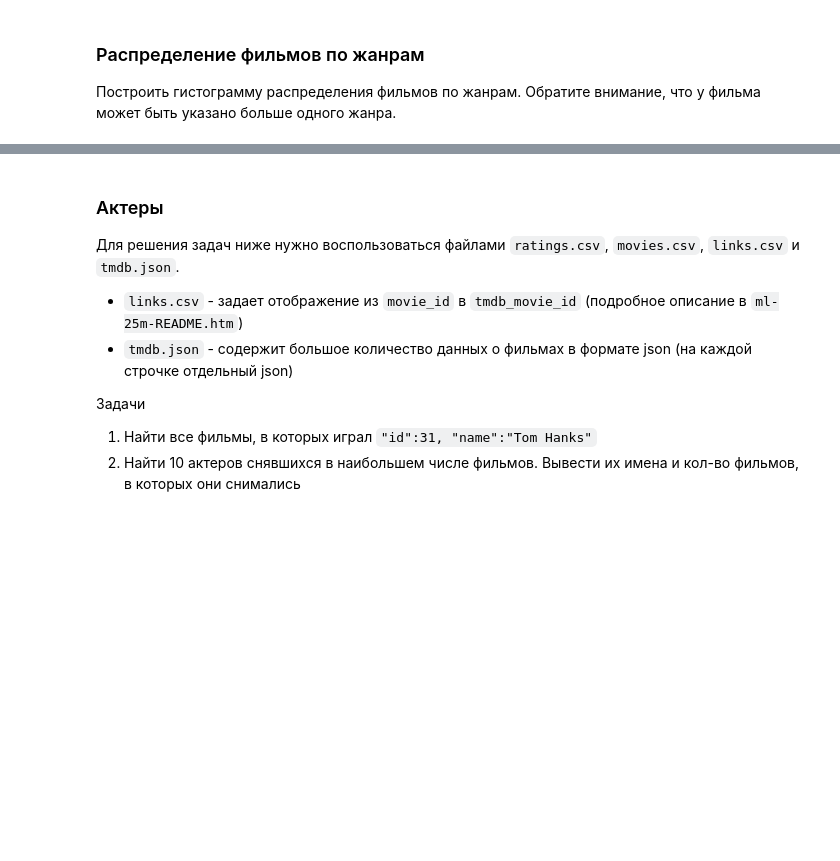
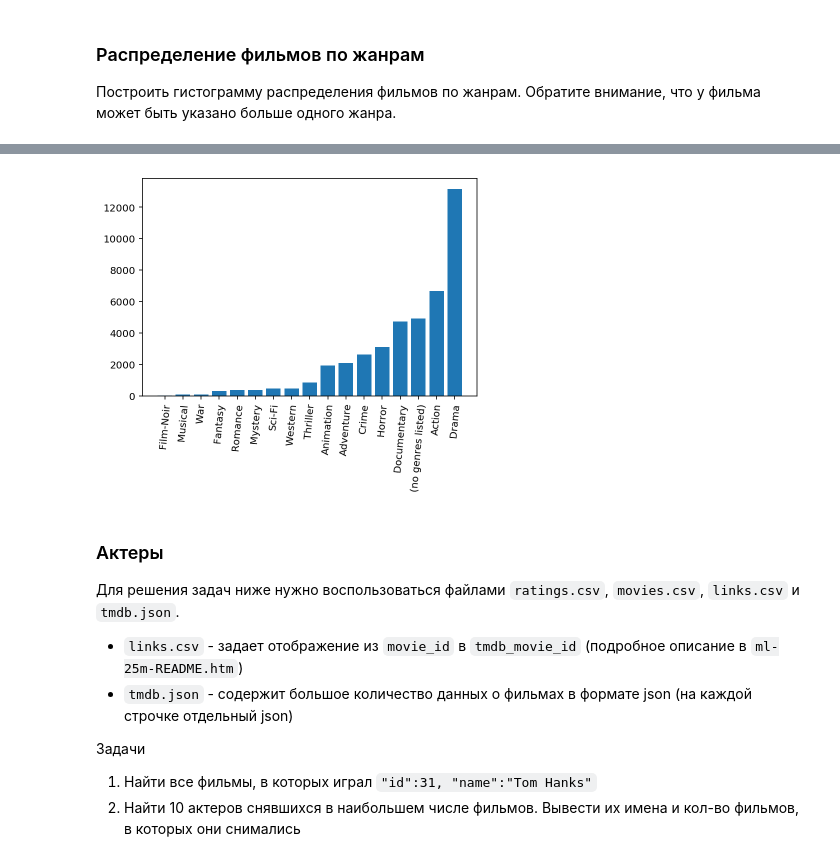
Before and after one commit to ishugaepov/MLBD, a Jupyter notebook: lectures/spark/notebooks/spark_examples.ipynb, the cells around one changed output, grey strips where cells are left out. Saved outputs shown, nothing was run; the diff lists cells and outputs as text; code cells hidden in the pictures; blank space fills up the shorter version.

```diff
--- a/lectures/spark/notebooks/spark_examples.ipynb
+++ b/lectures/spark/notebooks/spark_examples.ipynb
@@ -306,0 +506,3 @@ plt.show()
+# %%
+movies = sc.textFile(MOVIES_PATH)
+movies.take(5)
@@ -306,0 +515,16 @@ plt.show()
+# %%
+genresList = ["Action", "Adventure", "Animation", "Children's", "Comdey",
+             "Crime", "Documentary", "Drama", "Fantasy", "Film-Noir",
+             "Horror", "Musical", "Mystery", "Romance", "Sci-Fi",
+             "Thriller", "War", "Western", "(no genres listed)"]
+# %%
+movies = movies \
+    .map(lambda s: s.split(',')[2]) \
+    .filter(lambda arr: arr != 'genresList')\
+    .map(lambda s: s.split('|'))\
+    .map(lambda genre: (genre[0], 1))\
+    .filter(lambda arr: arr[0] in genresList) \
+    .reduceByKey(lambda a, b: a + b) \
+    .collect()
+# %%
+movie = sorted(movies, key=lambda tag_count: tag_count[1])
@@ -307,3 +551,13 @@ plt.show()
+# %%
+keys, values = zip(*movie)
+
+f, ax = plt.subplots()
+plt.bar(keys, values)
+# plt.plot(keys, values)
+plt.xticks(rotation=85)
+plt.show()
+# %% [output]
+[figure, added]
 # %% [markdown]
 ### Актеры
 
```
Also changed, not shown: parts of 54 cells of this notebook.
